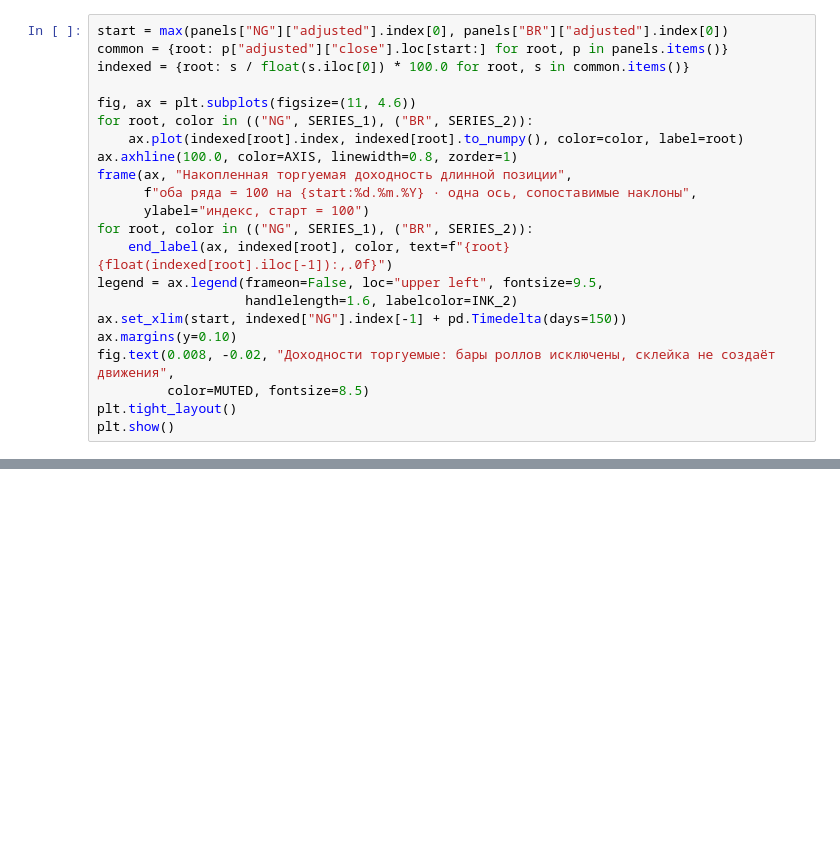
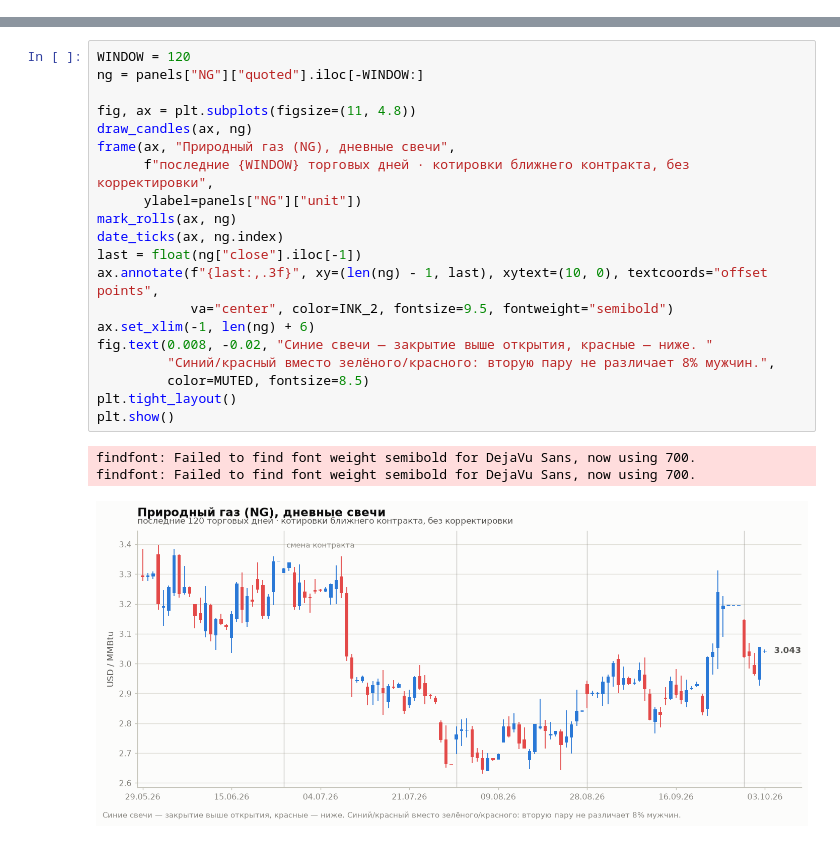
Before and after one commit to BazanovGo/Exchange, a Jupyter notebook: exchange/notebooks/01_prices_ng_br.ipynb, the cells around one changed output, grey strips where cells are left out. Saved outputs shown, nothing was run; the diff lists cells and outputs as text; blank space fills up the shorter version.

```diff
--- a/exchange/notebooks/01_prices_ng_br.ipynb
+++ b/exchange/notebooks/01_prices_ng_br.ipynb
@@ -224,22 +0,0 @@ plt.show()
-# %%
-start = max(panels["NG"]["adjusted"].index[0], panels["BR"]["adjusted"].index[0])
-common = {root: p["adjusted"]["close"].loc[start:] for root, p in panels.items()}
-indexed = {root: s / float(s.iloc[0]) * 100.0 for root, s in common.items()}
-
-fig, ax = plt.subplots(figsize=(11, 4.6))
-for root, color in (("NG", SERIES_1), ("BR", SERIES_2)):
-    ax.plot(indexed[root].index, indexed[root].to_numpy(), color=color, label=root)
-ax.axhline(100.0, color=AXIS, linewidth=0.8, zorder=1)
-frame(ax, "Накопленная торгуемая доходность длинной позиции",
-      f"оба ряда = 100 на {start:%d.%m.%Y} · одна ось, сопоставимые наклоны",
-      ylabel="индекс, старт = 100")
-for root, color in (("NG", SERIES_1), ("BR", SERIES_2)):
-    end_label(ax, indexed[root], color, text=f"{root}  {float(indexed[root].iloc[-1]):,.0f}")
-legend = ax.legend(frameon=False, loc="upper left", fontsize=9.5,
-                   handlelength=1.6, labelcolor=INK_2)
-ax.set_xlim(start, indexed["NG"].index[-1] + pd.Timedelta(days=150))
-ax.margins(y=0.10)
-fig.text(0.008, -0.02, "Доходности торгуемые: бары роллов исключены, склейка не создаёт движения",
-         color=MUTED, fontsize=8.5)
-plt.tight_layout()
-plt.show()
@@ -351,0 +222,24 @@ table
+# %%
+WINDOW = 120
+ng = panels["NG"]["quoted"].iloc[-WINDOW:]
+
+fig, ax = plt.subplots(figsize=(11, 4.8))
+draw_candles(ax, ng)
+frame(ax, "Природный газ (NG), дневные свечи",
+      f"последние {WINDOW} торговых дней · котировки ближнего контракта, без корректировки",
+      ylabel=panels["NG"]["unit"])
+mark_rolls(ax, ng)
+date_ticks(ax, ng.index)
+last = float(ng["close"].iloc[-1])
+ax.annotate(f"{last:,.3f}", xy=(len(ng) - 1, last), xytext=(10, 0), textcoords="offset points",
+            va="center", color=INK_2, fontsize=9.5, fontweight="semibold")
+ax.set_xlim(-1, len(ng) + 6)
+fig.text(0.008, -0.02, "Синие свечи — закрытие выше открытия, красные — ниже. "
+         "Синий/красный вместо зелёного/красного: вторую пару не различает 8% мужчин.",
+         color=MUTED, fontsize=8.5)
+plt.tight_layout()
+plt.show()
+# %% [output]
+findfont: Failed to find font weight semibold for DejaVu Sans, now using 700.
+findfont: Failed to find font weight semibold for DejaVu Sans, now using 700.
+[figure, added]
```
Also changed, not shown: parts of 38 cells of this notebook, 2 other files.
